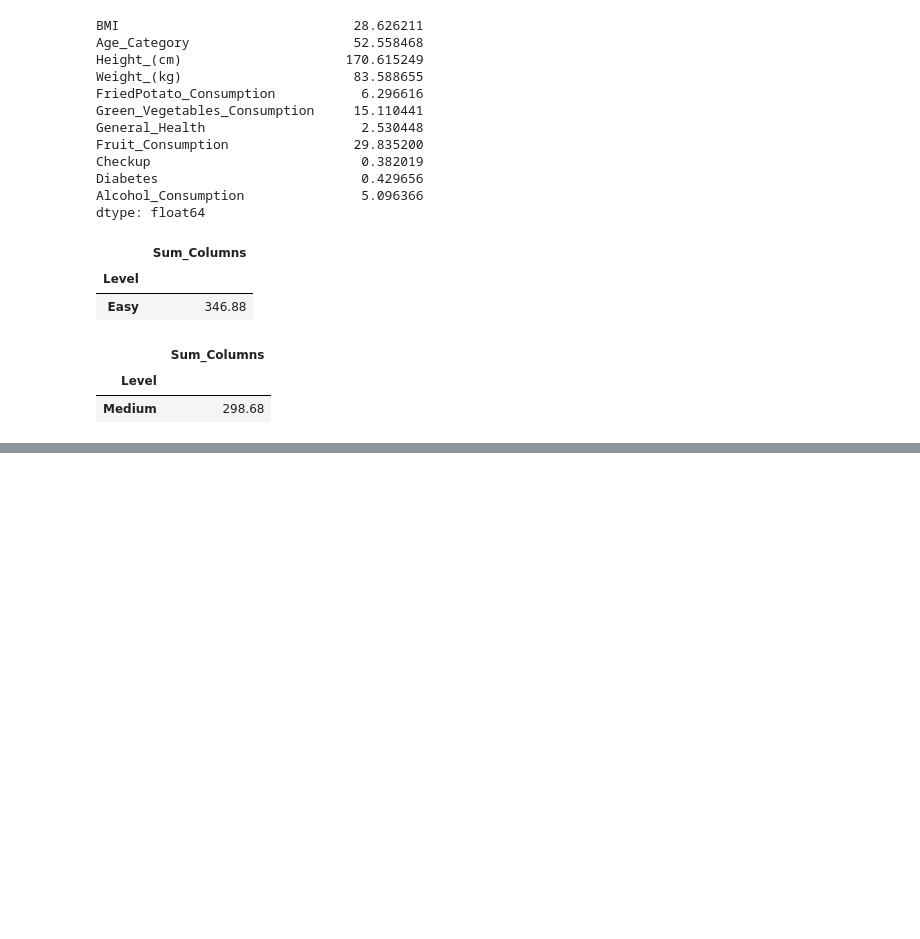
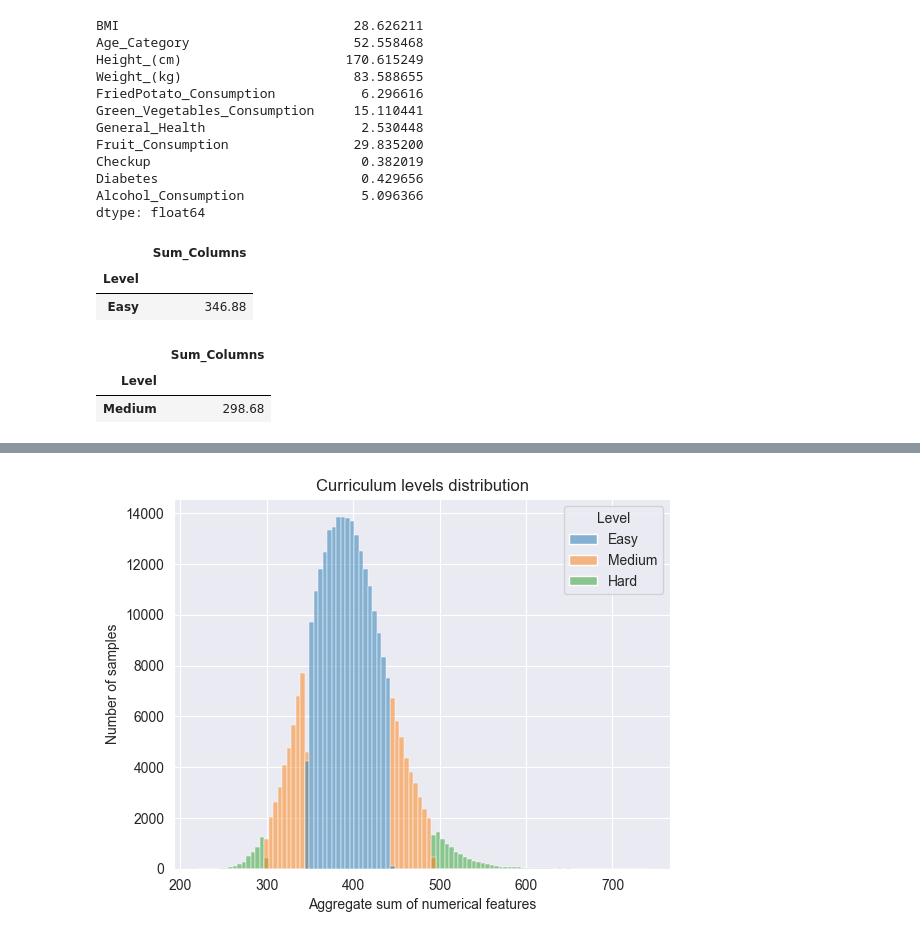
Before and after one commit to SasoPavlic/anomaly-detection-autoencoders-neat, a Jupyter notebook: examples/cardiovascular-risk/curriculum-maker.ipynb, the cells around one changed output, grey strips where cells are left out. Drawn from its saved outputs; the diff is of its cells as text; code cells hidden in the pictures; blank space fills up the shorter version.

```diff
--- a/examples/cardiovascular-risk/curriculum-maker.ipynb
+++ b/examples/cardiovascular-risk/curriculum-maker.ipynb
@@ -373,0 +354,14 @@ y=df['Heart_Disease']
+# %%
+
+#df_curriculum.rename(columns={'Sum_Columns': 'Aggregate Sum of Numerical Features'}, inplace=True)
+import matplotlib.pyplot as plt
+import seaborn as sns
+import warnings
+warnings.filterwarnings('ignore')
+ax = plt.gca()
+ax.set_title("Curriculum levels distribution")
+ax.set_xlabel("Aggregate sum of numerical features")
+ax.set_ylabel("Number of samples")
+sns.histplot(x='Sum_Columns', bins=100, hue='Level', data=df_curriculum).figure.savefig("curriculum-levels.pdf")
+# %% [output]
+[figure, added]
```
Also changed, not shown: parts of 15 cells of this notebook, 7 other files.
